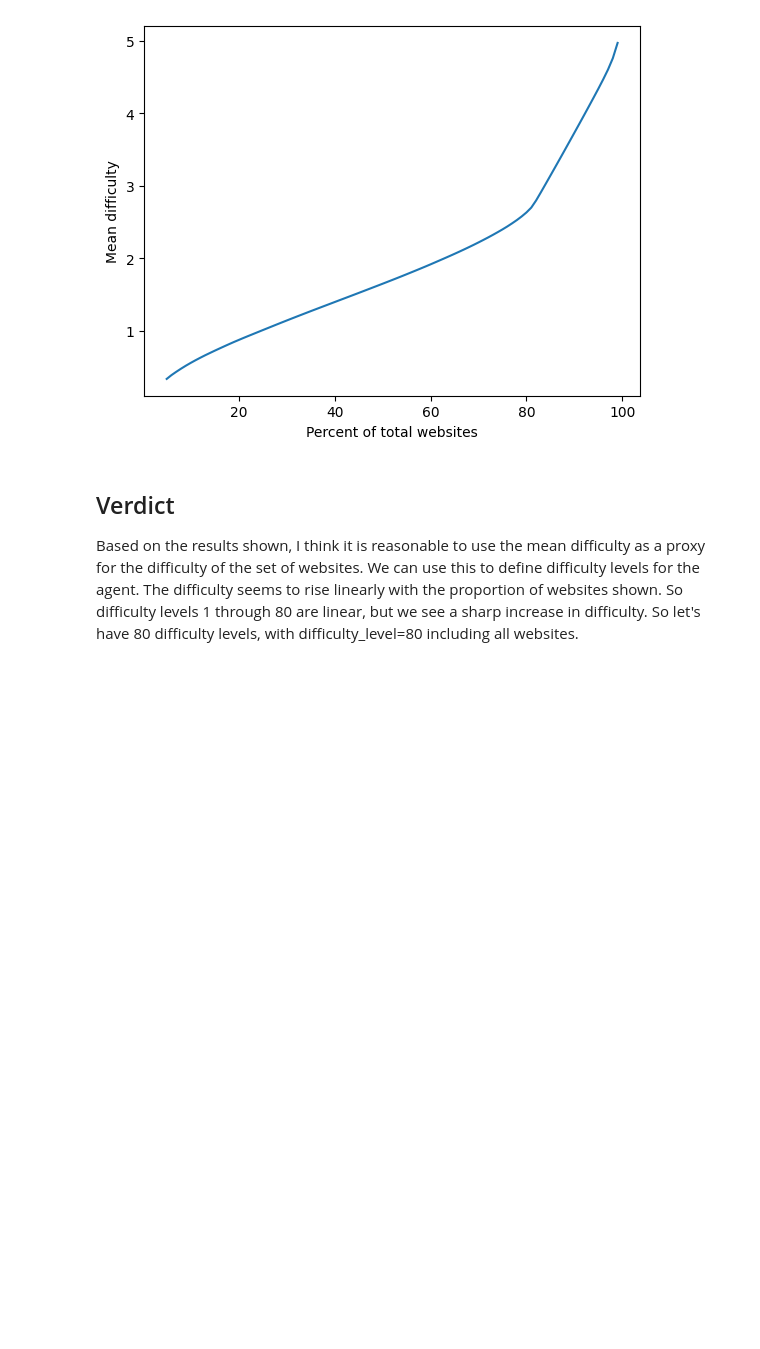
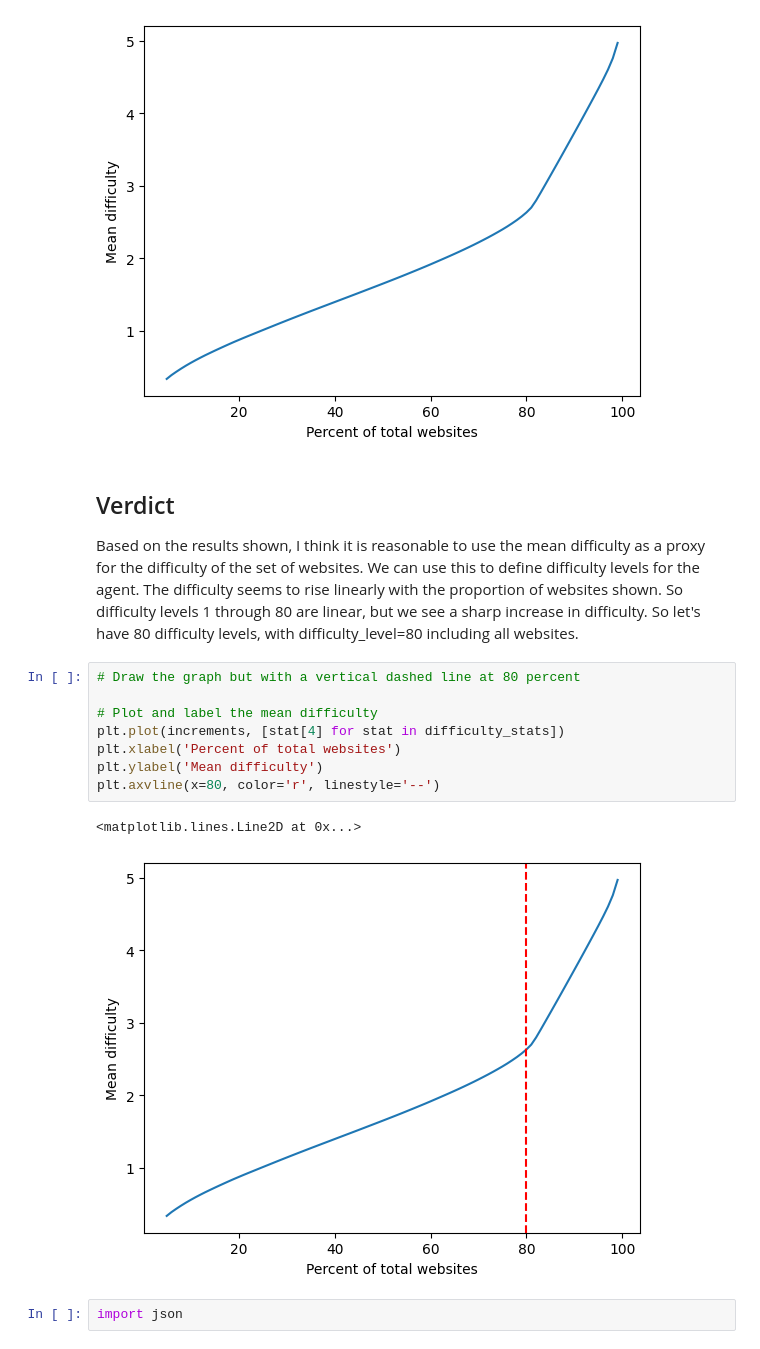
Before and after one commit to Farama-Foundation/A2Perf, a Jupyter notebook: viz/analysis/web_navigation/websites.ipynb, the cells around one changed output. Saved outputs shown, nothing was run; the diff lists cells and outputs as text; blank space fills up the shorter version.

```diff
--- a/viz/analysis/web_navigation/websites.ipynb
+++ b/viz/analysis/web_navigation/websites.ipynb
@@ -156,3 +156,16 @@ Text(0, 0.5, 'Mean difficulty')
 # %% [markdown]
 ## Verdict
 Based on the results shown, I think it is reasonable to use the mean difficulty as a proxy for the difficulty of the set of websites. We can use this to define difficulty levels for the agent. The difficulty seems to rise linearly with the proportion of websites shown. So difficulty levels 1 through 80 are linear, but we see a sharp increase in difficulty. So let's have 80 difficulty levels, with difficulty_level=80 including all websites.
+# %%
+# Draw the graph but with a vertical dashed line at 80 percent
+
+# Plot and label the mean difficulty
+plt.plot(increments, [stat[4] for stat in difficulty_stats])
+plt.xlabel('Percent of total websites')
+plt.ylabel('Mean difficulty')
+plt.axvline(x=80, color='r', linestyle='--')
+# %% [output]
+<matplotlib.lines.Line2D at 0x...>
+[figure, added]
+# %%
+import json
```
Also changed, not shown: parts of 3 cells of this notebook, 3 other files.
